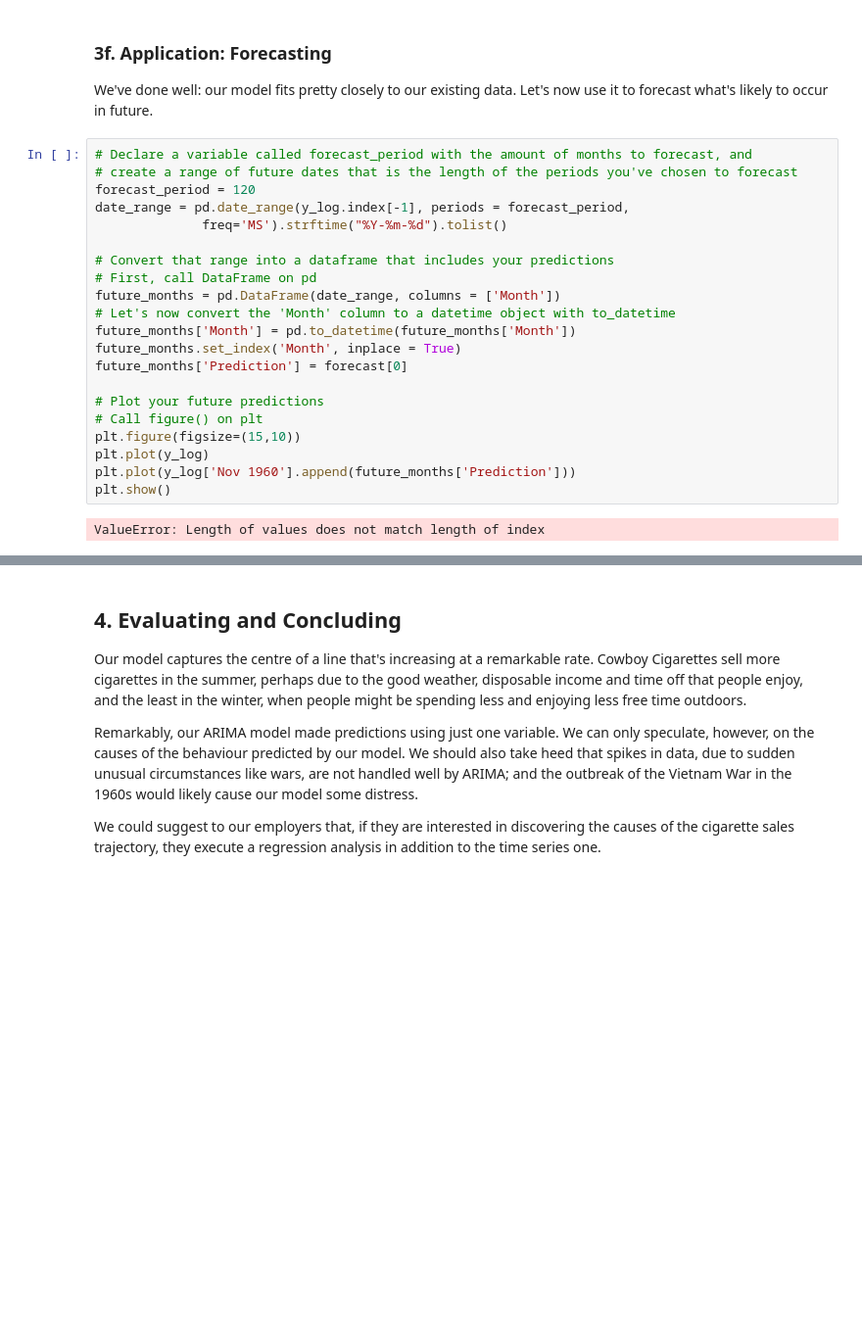
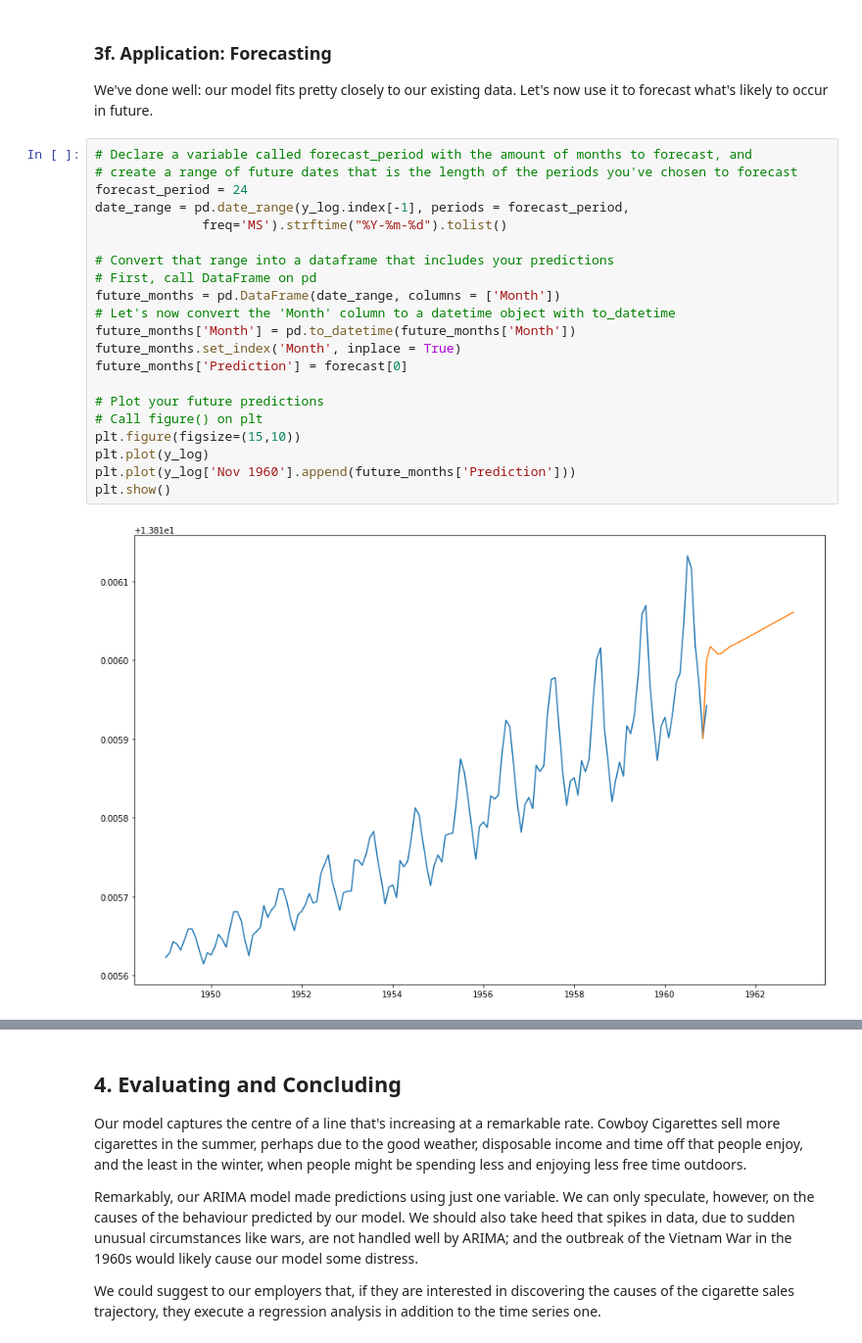
Before and after one commit to dinqui/Cowboy-Cigarettes-A-Time-Series-Investigation, a Jupyter notebook: Cowboy Cigarettes Case Study - Tier 1.ipynb, the cells around one changed output, grey strips where cells are left out. Shown: that part at 98% size. Drawn from its saved outputs; the diff is of its cells as text; blank space fills up the shorter version.

```diff
--- a/Cowboy Cigarettes Case Study - Tier 1.ipynb
+++ b/Cowboy Cigarettes Case Study - Tier 1.ipynb
@@ -429,26 +429,26 @@ We've done well: our model fits pretty closely to our existing data. Let's now u
 # %%
 # Declare a variable called forecast_period with the amount of months to forecast, and
 # create a range of future dates that is the length of the periods you've chosen to forecast
-forecast_period = 120
+forecast_period = 24
 date_range = pd.date_range(y_log.index[-1], periods = forecast_period,
               freq='MS').strftime("%Y-%m-%d").tolist()
 
 # Convert that range into a dataframe that includes your predictions
 # First, call DataFrame on pd
 future_months = pd.DataFrame(date_range, columns = ['Month'])
 # Let's now convert the 'Month' column to a datetime object with to_datetime
 future_months['Month'] = pd.to_datetime(future_months['Month'])
 future_months.set_index('Month', inplace = True)
 future_months['Prediction'] = forecast[0]
 
 # Plot your future predictions
 # Call figure() on plt
 plt.figure(figsize=(15,10))
 plt.plot(y_log)
 plt.plot(y_log['Nov 1960'].append(future_months['Prediction']))
 plt.show()
 # %% [output]
-ValueError: Length of values does not match length of index
+[figure, added]
 # %%
 # Now plot the original variable y
 # Use the same functions as before
```
Also changed, not shown: parts of 2 cells of this notebook.
